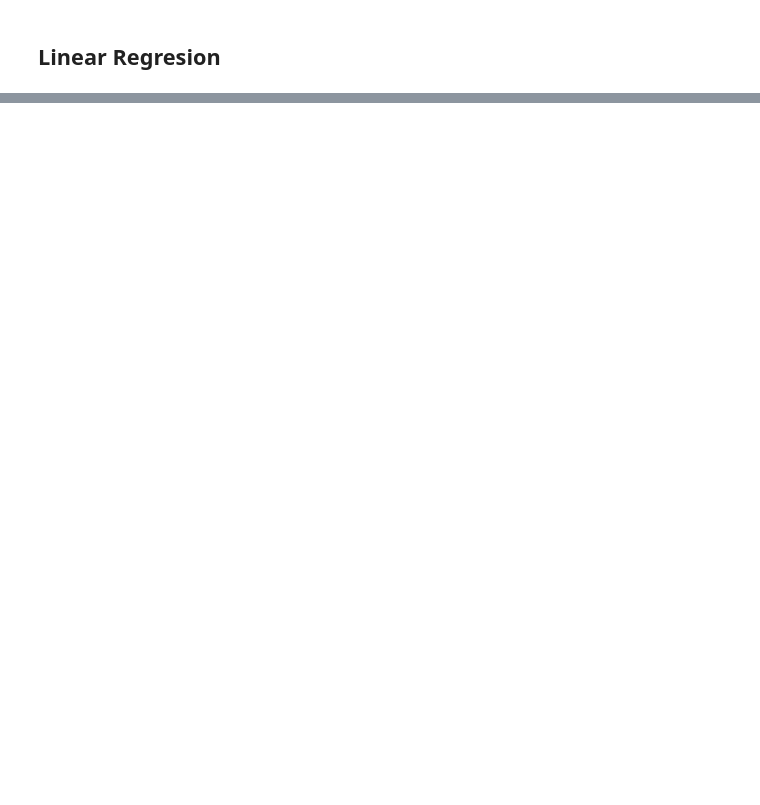
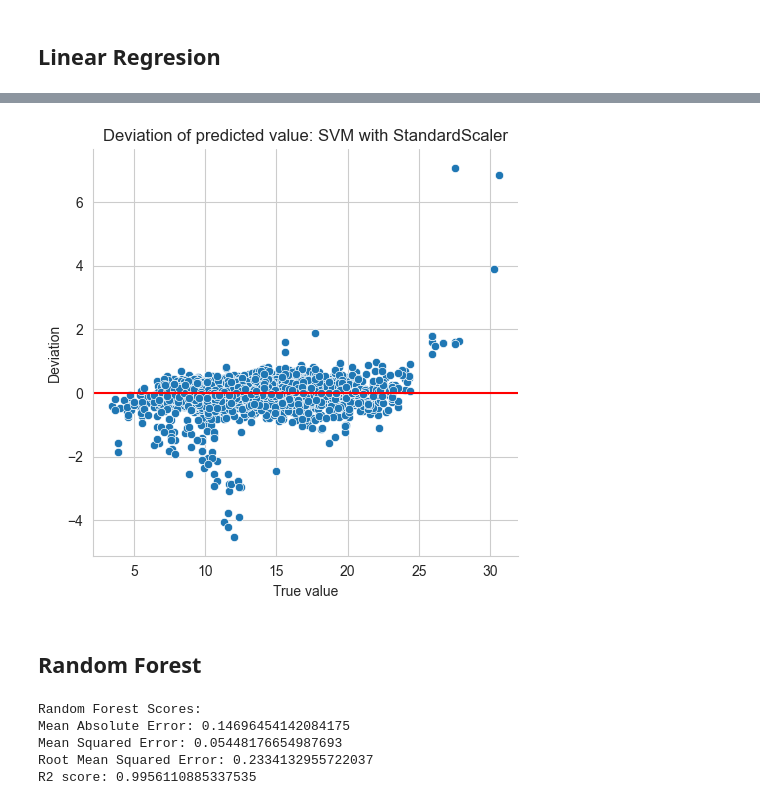
Before and after one commit to hardwak/Fuel-Usage-Predictor, a Jupyter notebook: project-notebook.ipynb, the cells around one changed output, grey strips where cells are left out. Cells and saved outputs as stored; diff of their text form; code cells hidden in the pictures; blank space fills up the shorter version.

```diff
--- a/project-notebook.ipynb
+++ b/project-notebook.ipynb
@@ -705,0 +662,11 @@ show_relplot(predicted, deviation, "Deviation of predicted value")
+# %%
+clf = SVR(kernel='rbf')
+sc = StandardScaler()
+
+sc.fit(X_train)
+
+X_train_sc = sc.transform(X_train)
+X_test_sc = sc.transform(X_test)
+
+clf.fit(X_train_sc, Y_train)
+sc_predicted = clf.predict(X_test_sc)
@@ -705,0 +681,7 @@ show_relplot(predicted, deviation, "Deviation of predicted value")
+# %%
+deviation = Y_test - sc_predicted
+show_relplot(Y_test, deviation, "Deviation of predicted value: SVM with StandardScaler", xlabel='True value', ylabel='Deviation', draw_axhline=True)
+# %% [output]
+[figure, added]
+# %% [markdown]
+## Random Forest
@@ -705,0 +693,8 @@ show_relplot(predicted, deviation, "Deviation of predicted value")
+# %%
+print_model_scores(Y_test, random_forest_predicted, 'Random Forest')
+# %% [output]
+Random Forest Scores:
+Mean Absolute Error: 0.14696454142084175
+Mean Squared Error: 0.05448176654987693
+Root Mean Squared Error: 0.2334132955722037
+R2 score: 0.9956110885337535
```
Also changed, not shown: parts of 48 cells of this notebook.
